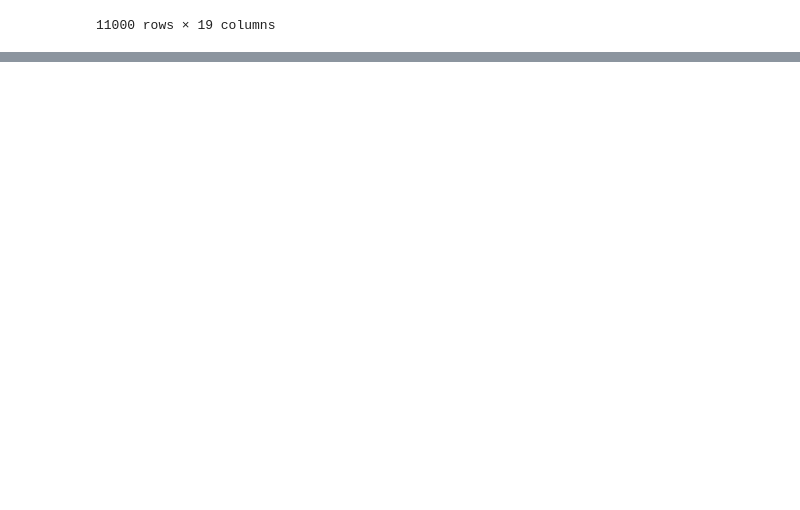
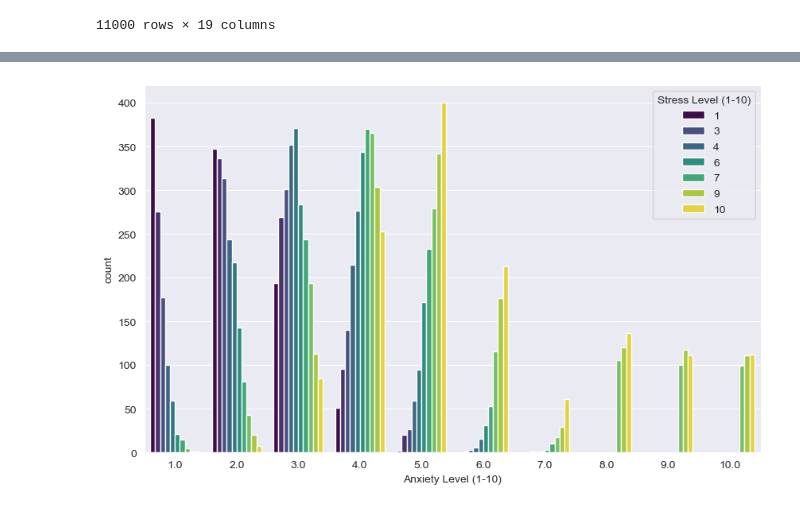
Before and after one commit to MotrukOleg/SocialEnxiety, a Jupyter notebook: model_selection_regression.ipynb, the cells around one changed output, grey strips where cells are left out. Drawn from its saved outputs; the diff is of its cells as text; code cells hidden in the pictures; blank space fills up the shorter version.

```diff
--- a/model_selection_regression.ipynb
+++ b/model_selection_regression.ipynb
@@ -1379,0 +1785,6 @@ perform_regression_error_analysis(X_test, y_test, y_test_pred, dataset_name="Tes
+# %%
+plt.figure(figsize=(10,6))
+sns.countplot(data=df,x='Anxiety Level (1-10)' , hue='Stress Level (1-10)',palette='viridis')
+plt.savefig('anxiety_stress_level_distribution.png', dpi=300)
+# %% [output]
+[figure, added]
```
Also changed, not shown: parts of 26 cells of this notebook, 15 other files.
